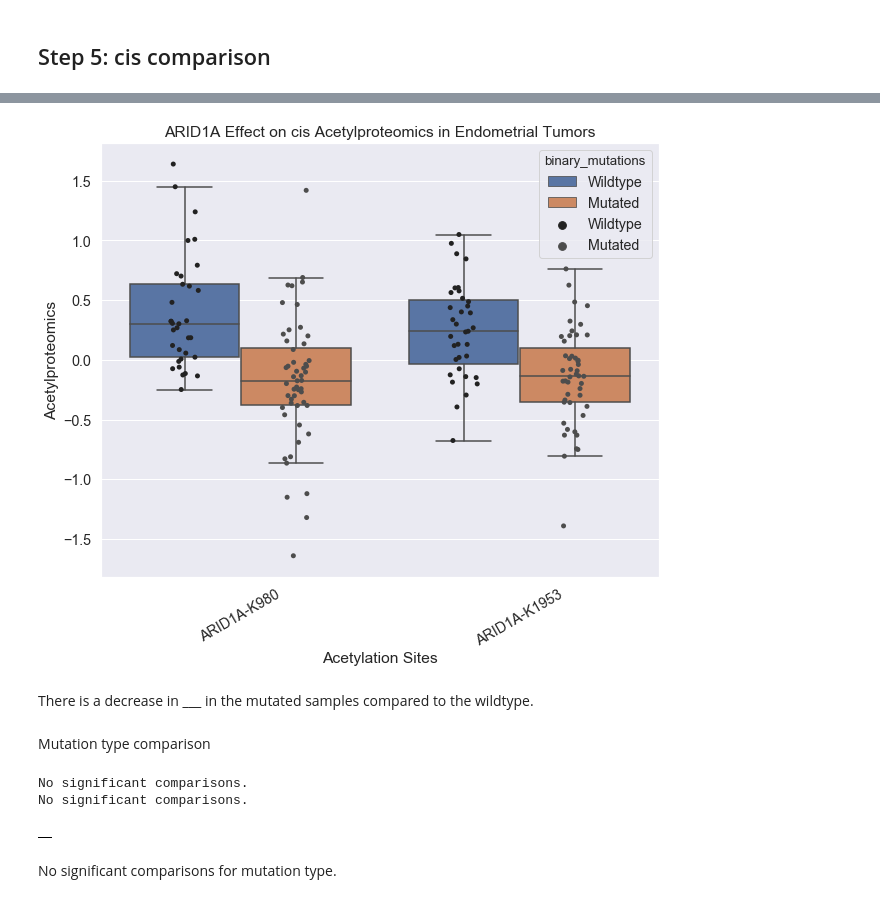
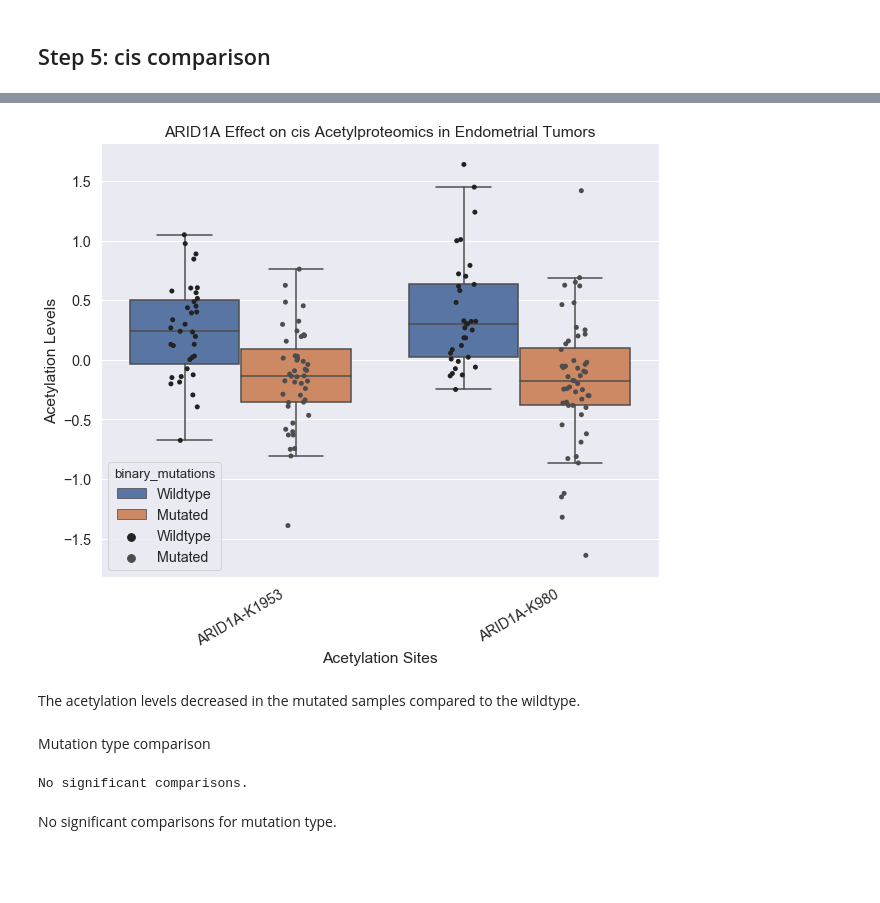
Before and after one commit to PayneLab/WhenMutationsMatter, a Jupyter notebook: Protein Notebooks/ARID1A/ARID1A_cis_acetylproteomics.ipynb, the cells around one changed output, grey strips where cells are left out. Saved outputs shown, nothing was run; the diff lists cells and outputs as text; code cells hidden in the pictures; blank space fills up the shorter version.

```diff
--- a/Protein Notebooks/ARID1A/ARID1A_cis_acetylproteomics.ipynb
+++ b/Protein Notebooks/ARID1A/ARID1A_cis_acetylproteomics.ipynb
@@ -57,7 +57,8 @@ omics_and_mut = en_object.join_omics_to_mutations(
 omics_and_mut['binary_mutations'] = omics_and_mut[gene+'_Mutation_Status'].apply(
     lambda x: 'Wildtype' if x == 'Wildtype_Tumor' else 'Mutated')
 
-# Step 3 - format for loop (only phospho)
+# Step 3 - format
 tumors = omics_and_mut.loc[omics_and_mut['Sample_Status'] == 'Tumor'] #drop Normal samples
-columns_to_drop = [gene+"_Mutation", gene+"_Location", gene+"_Mutation_Status", "Sample_Status", "binary_mutations"]
-only_acetyl = tumors.drop(columns_to_drop, axis = 1)
+columns_to_drop = [gene+"_Mutation", gene+"_Location", gene+"_Mutation_Status", "Sample_Status"]
+binary_acetyl = tumors.drop(columns_to_drop, axis = 1) # data frame with binary
+only_acetyl = binary_acetyl.drop("binary_mutations", axis = 1) # data frame with only the phospho sites
@@ -87,0 +65,5 @@ No significant comparisons.
+# %%
+print("Doing t-test comparison for mutation status\n")
+omics_col_list = list(only_acetyl.columns)
+significant_pval_results = al.wrap_ttest(binary_acetyl, 'binary_mutations', omics_col_list)
+significant_pval_results
@@ -88,6 +75,6 @@ No significant comparisons.
 # %%
 # create data frame for boxplot with all sig sites
-acetyl_list = list(pval_df['Comparison'])
+acetyl_list = list(significant_pval_results['Comparison'])
 all_data = pd.DataFrame()
 for acetyl_name in acetyl_list:
     real = omics_and_mut[[acetyl_name, "binary_mutations"]].dropna(axis = 0) #drop rows with missing measurements
@@ -95,5 +82,3 @@ for acetyl_name in acetyl_list:
     real = real.assign(specific_acetyl = concise_acetyl_name)
     real = real.rename(columns={ real.columns[0]: "acetylproteomics" })
     all_data = pd.concat([real, all_data], axis = 0)
-#all_data.loc[all_data['specific_phospho'] == 'ARID1A-S1182']
-all_data.head()
@@ -108,35 +85,20 @@ all_data.head()
 # %%
 # Step 5 - Create boxplot to compare wildtype and mutated effect on omics data
 plt.rcParams['figure.figsize']=(10,8) #size of plot
 sns.set(font_scale = 1.3)
 en_cis_boxplot = sns.boxplot(data = all_data, x = 'specific_acetyl', y = 'acetylproteomics', hue = 'binary_mutations',
                              hue_order = ["Wildtype","Mutated"], showfliers = False)
 en_cis_boxplot.set_title(gene + " Effect on cis Acetylproteomics in Endometrial Tumors")
 en_cis_boxplot = sns.stripplot(data= all_data, x = 'specific_acetyl', y = 'acetylproteomics', hue = 'binary_mutations',
                                hue_order = ["Wildtype","Mutated"], jitter = True, color = ".3", dodge = True)
-en_cis_boxplot.set(xlabel = 'Acetylation Sites', ylabel = "Acetylproteomics")
+en_cis_boxplot.set(xlabel = 'Acetylation Sites', ylabel = "Acetylation Levels")
 en_cis_boxplot.set_xticklabels(en_cis_boxplot.get_xticklabels(), rotation = 30)
 plt.show()
 plt.clf()
 plt.close()
 # %% [output]
-[figure, old version]
+[figure, new version]
 # %% [markdown]
-There is a decrease in ___ in the mutated samples compared to the wildtype.
+The acetylation levels decreased in the mutated samples compared to the wildtype.
 # %% [markdown]
 Mutation type comparison
-# %%
-# check all or just sig from last test?
-mutation_type_pval = pd.DataFrame()
-for name in acetyl_list:
-    formated_phospho = f.get_missence_truncation_phospho(en_object, 'acetylproteomics', gene, name)
-    check_num_sample = len(formated_phospho) > 9
-    if check_num_sample:
-        omics_col_list = [name] #list of specific column label (for ttest)
-        significant_pval_results = al.wrap_ttest(formated_phospho, 'binary_mutations', omics_col_list)
-        mutation_type_pval = mutation_type_pval.append(significant_pval_results, ignore_index = True)
-mutation_type_pval
-# %% [output]
-No significant comparisons.
-No significant comparisons.
-|  |
@@ -143,3 +108,10 @@ No significant comparisons.
+# %%
+# Send to T-test
+print("Doing t-test comparison for mutation status\n")
+sig_pval_results_mut_type = al.wrap_ttest(acetyl_mut_type, 'binary_mutations', omics_col_list)
+sig_pval_results_mut_type
+# %% [output]
+No significant comparisons.
 # %% [markdown]
 No significant comparisons for mutation type.
 # %% [markdown]
```
Also changed, not shown: parts of 7 cells of this notebook, 2 other files.
